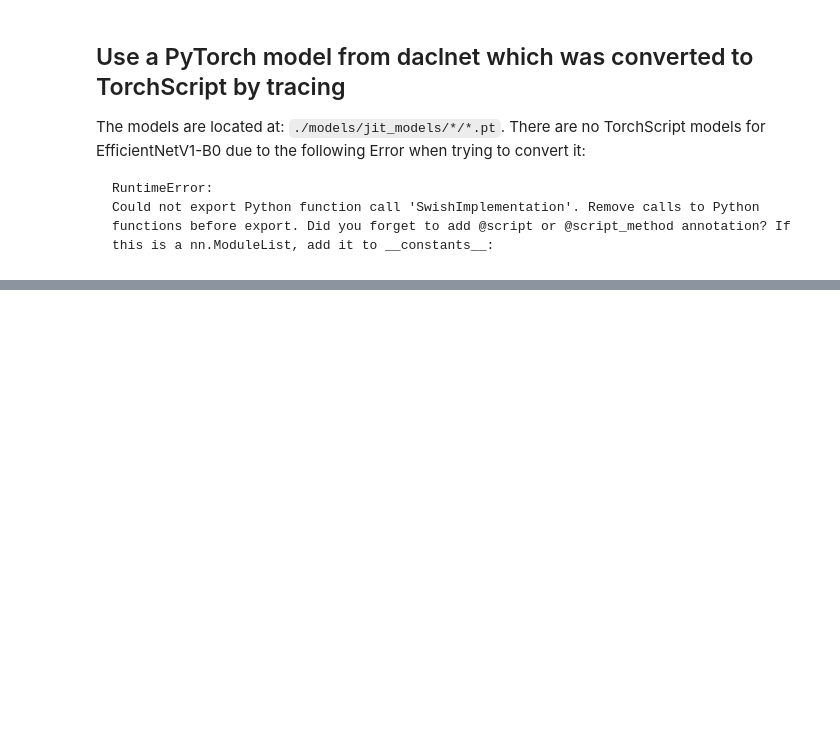
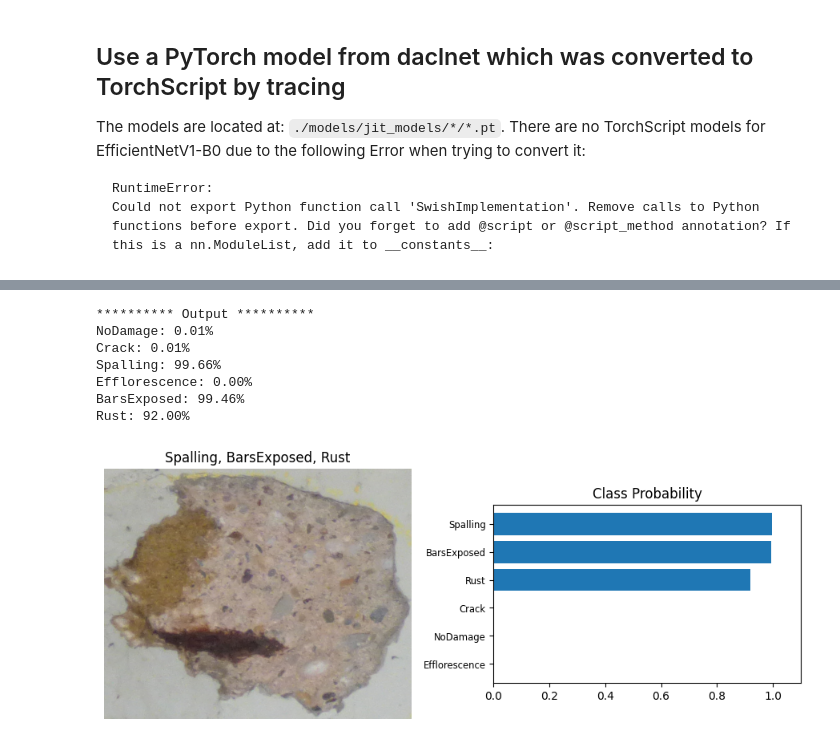
Before and after one commit to phiyodr/bikit-models, a Jupyter notebook: demo.ipynb, the cells around one changed output, grey strips where cells are left out. Cells and saved outputs as stored; diff of their text form; code cells hidden in the pictures; blank space fills up the shorter version.

```diff
--- a/demo.ipynb
+++ b/demo.ipynb
@@ -173,0 +222,31 @@ Rust: 43.20%
+# %%
+# Preprocess image
+img_proc = utils.process_img_vistranet(img_path) # Make sure to use the preprocessing according to the
+                                               # original submission (If results shall be reproduced)
+
+model = torch.jit.load('./models/jit_models/codebrim-classif-balanced/codebrim-classif-balanced_ViT_s8_1.pt')
+model.eval()
+
+with torch.no_grad(): # Disable tracking of gradients in autograd (saves some time)
+    logits = model(img_proc)
+    preds = logits.float().squeeze(0)
+
+# We couldn't save the 'cat_to_name'-dict in the TorchScript so we have to define it ourselves:
+cat_to_name = {0: 'NoDamage', 1: 'Crack', 2: 'Spalling', 3: 'Efflorescence', 4: 'BarsExposed', 5: 'Rust'}
+
+# Make a dict with the predictions:
+preds_dict = {v:round(preds[int(k)].item(),4) for k,v in cat_to_name.items()}
+print('*'*10, 'Output', '*'*10)
+for k,v in preds_dict.items():
+    print('%s: %.2f%%' % (k,v*100))
+# View the classified image and it's predictions:
+utils.view_classify(img_path, preds_dict)
+# %% [output]
+********** Output **********
+NoDamage: 0.01%
+Crack: 0.01%
+Spalling: 99.66%
+Efflorescence: 0.00%
+BarsExposed: 99.46%
+Rust: 92.00%
+[figure, added]
```
Also changed, not shown: parts of 7 cells of this notebook, 12 other files.
